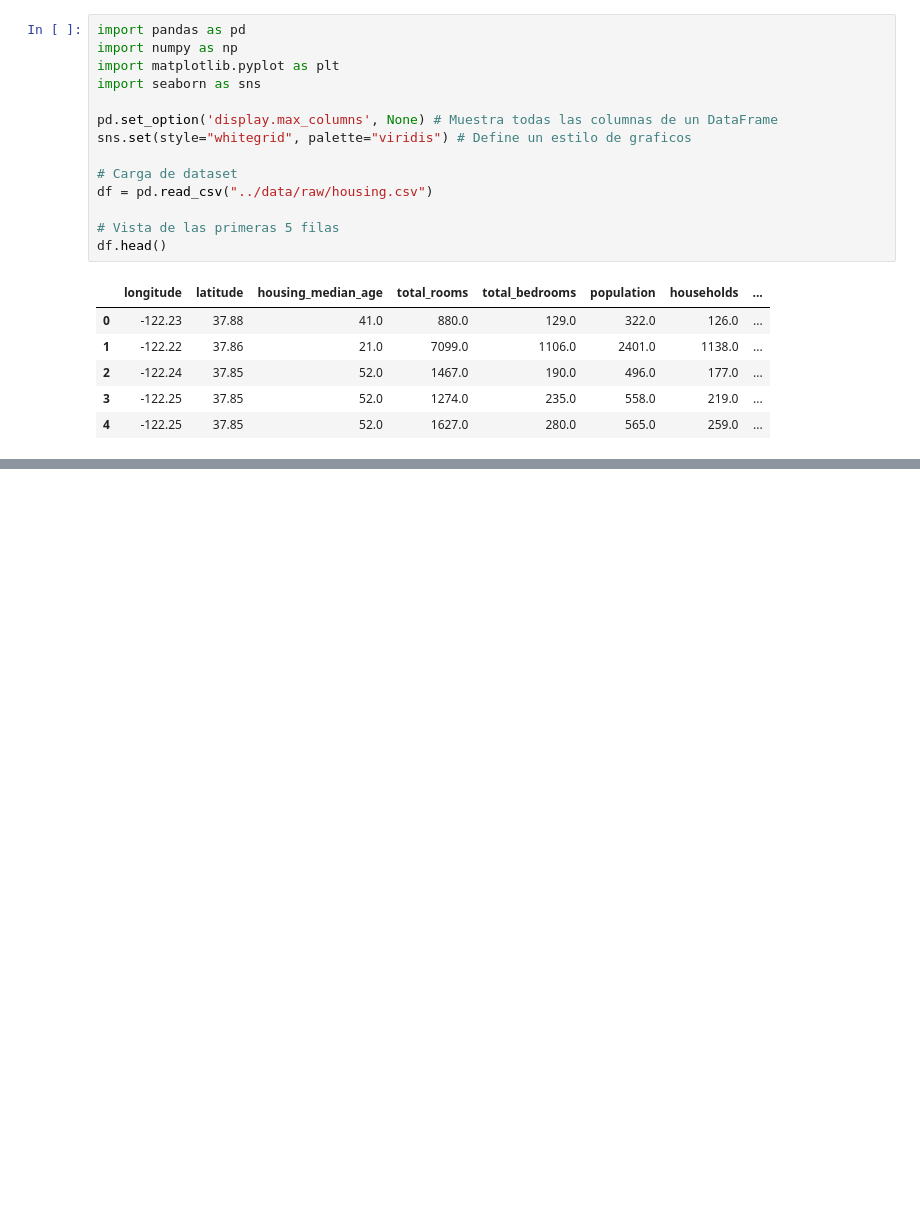
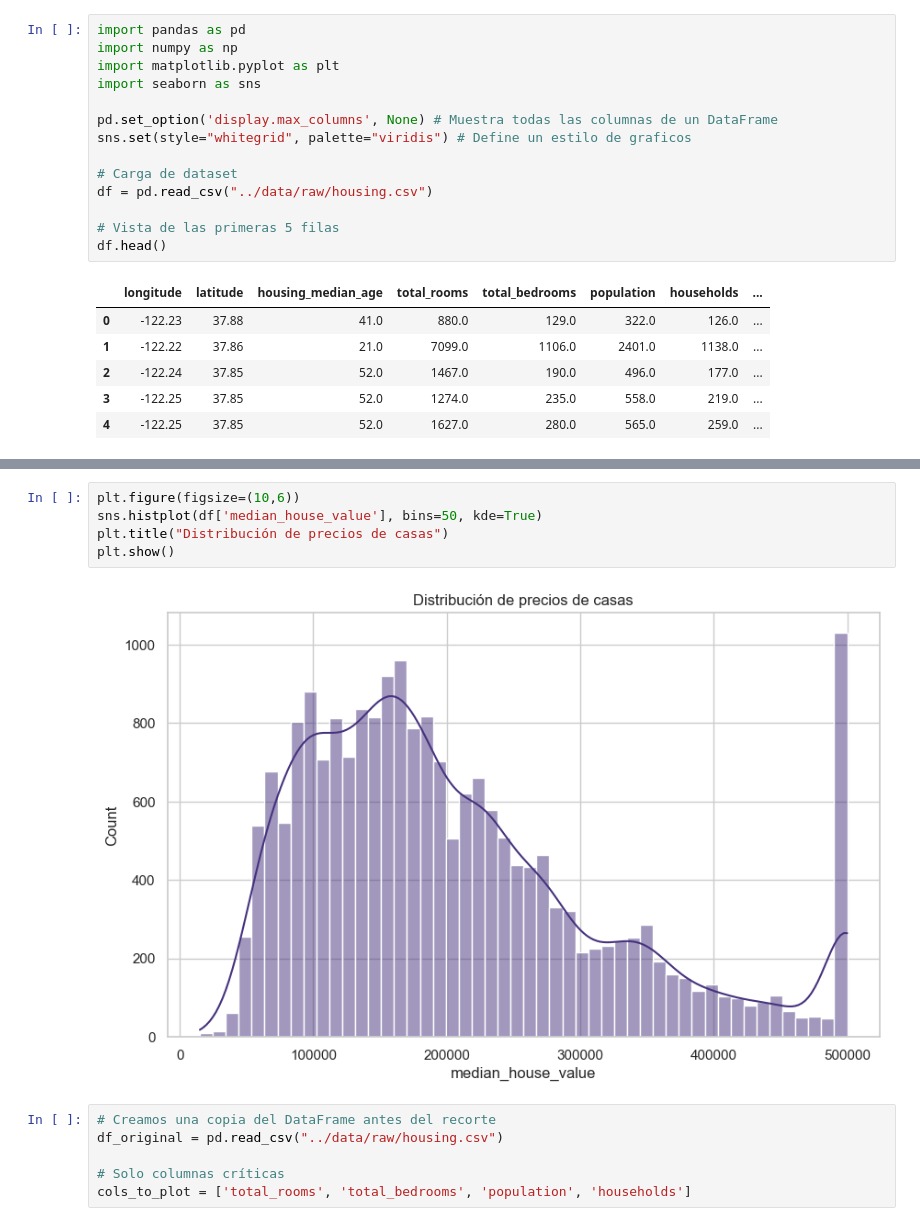
Before and after one commit to Ivan-Ortiz1/analisis-precios-y-energia-california, a Jupyter notebook: notebooks/1_analisis_casas_californi.ipynb, the cells around one changed output, grey strips where cells are left out. Cells and saved outputs as stored; diff of their text form; blank space fills up the shorter version.

```diff
--- a/notebooks/1_analisis_casas_californi.ipynb
+++ b/notebooks/1_analisis_casas_californi.ipynb
@@ -284,0 +125,13 @@ plt.show()
+# %%
+plt.figure(figsize=(10,6))
+sns.histplot(df['median_house_value'], bins=50, kde=True)
+plt.title("Distribución de precios de casas")
+plt.show()
+# %% [output]
+[figure, added]
+# %%
+# Creamos una copia del DataFrame antes del recorte
+df_original = pd.read_csv("../data/raw/housing.csv")
+
+# Solo columnas críticas
+cols_to_plot = ['total_rooms', 'total_bedrooms', 'population', 'households']
```
Also changed, not shown: parts of 40 cells of this notebook, 1 other file.
